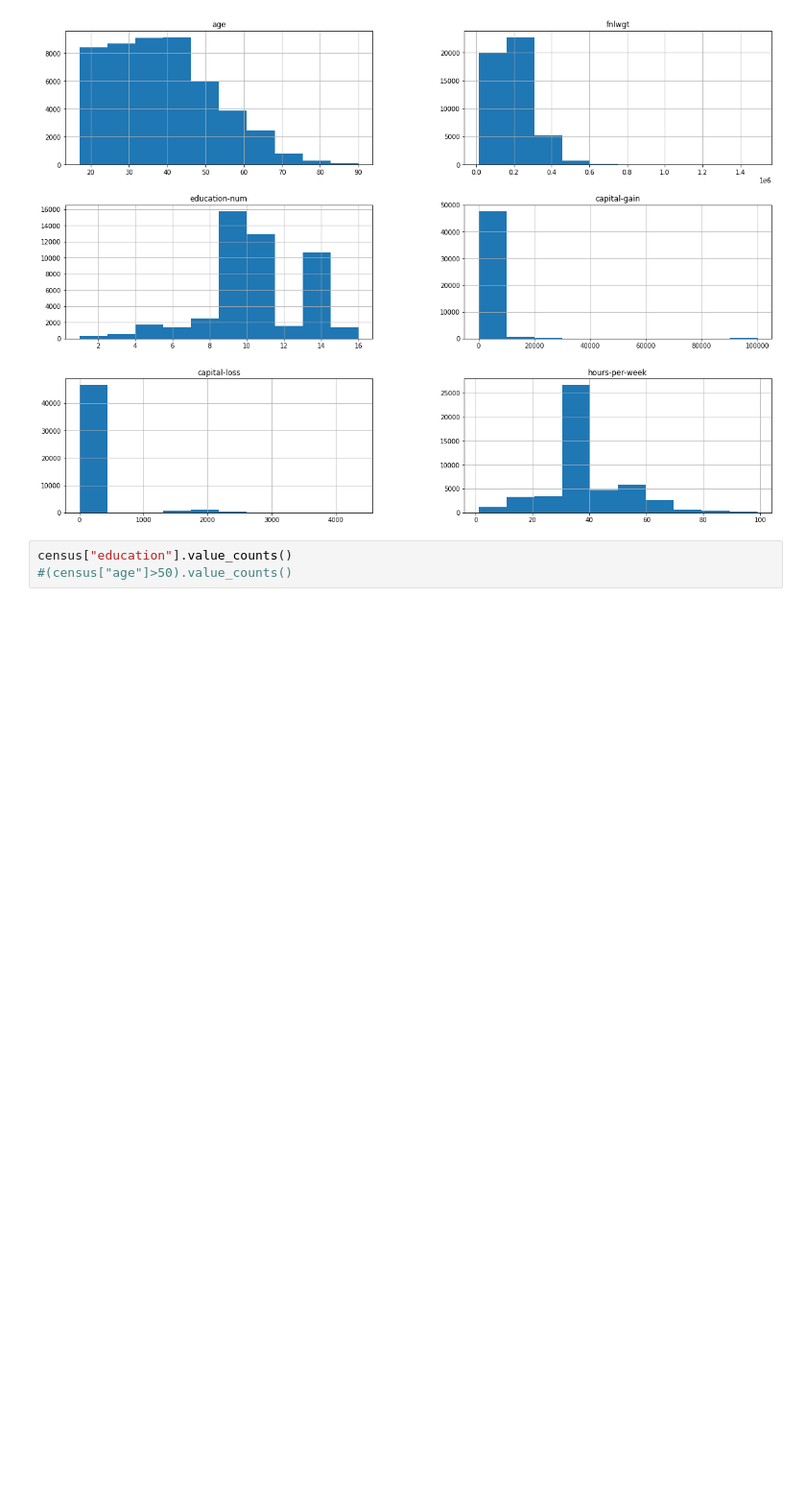
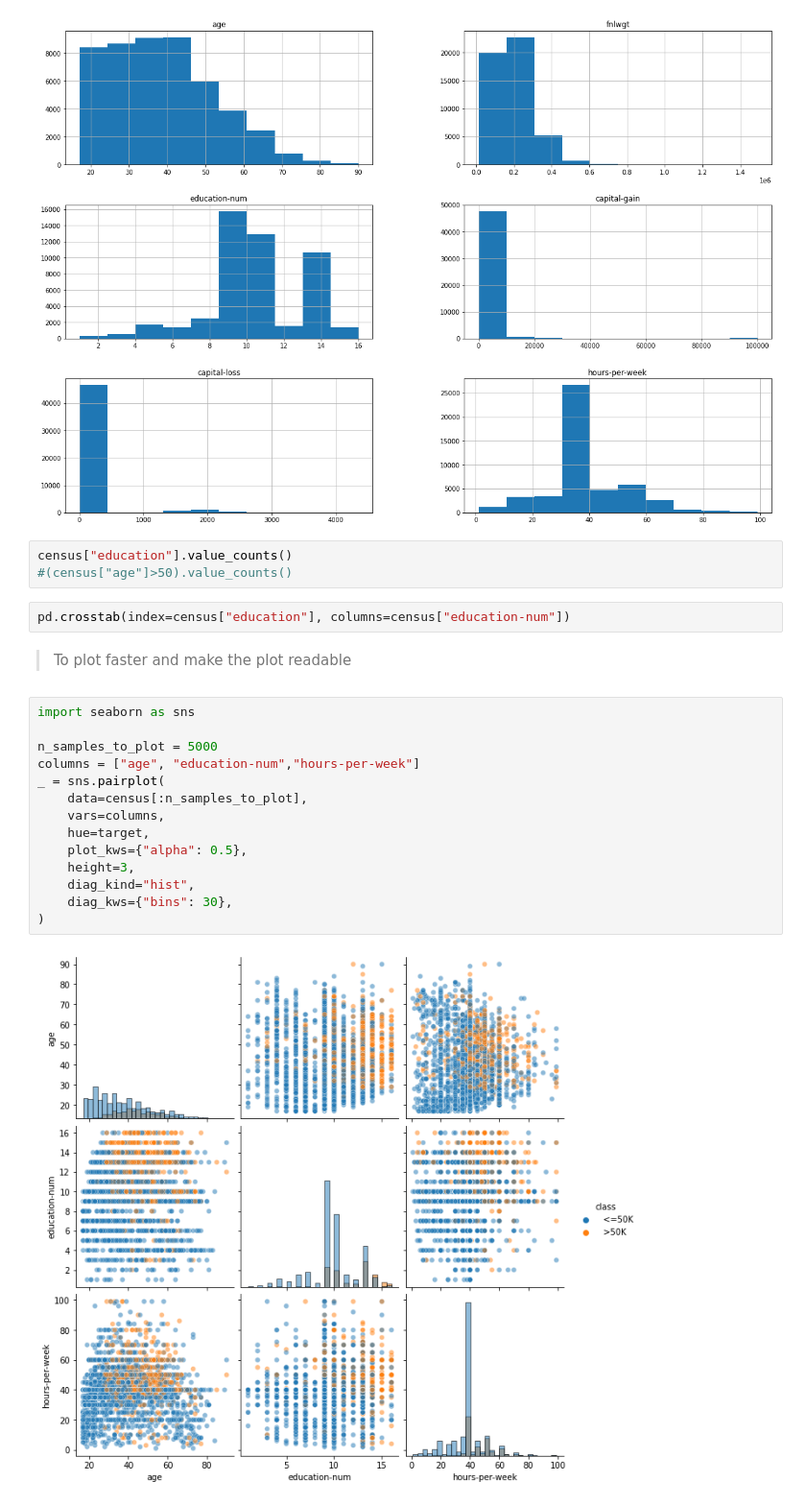
Before and after one commit to RuthKassahun/ML-with-Scikit, a Jupyter notebook: US_census_Prediction.ipynb, the cells around one changed output. Shown at 96% size. Cells and saved outputs as stored; diff of their text form; blank space fills up the shorter version.

```diff
--- a/US_census_Prediction.ipynb
+++ b/US_census_Prediction.ipynb
@@ -59,3 +59,25 @@ _ = census.hist(figsize=(20,14))
 # %%
 census["education"].value_counts()
 #(census["age"]>50).value_counts()
+# %%
+pd.crosstab(index=census["education"], columns=census["education-num"])
+# %% [markdown]
+
+
+> To plot faster and make the plot readable
+# %%
+import seaborn as sns
+
+n_samples_to_plot = 5000
+columns = ["age", "education-num","hours-per-week"]
+_ = sns.pairplot(
+    data=census[:n_samples_to_plot],
+    vars=columns,
+    hue=target,
+    plot_kws={"alpha": 0.5},
+    height=3,
+    diag_kind="hist",
+    diag_kws={"bins": 30},
+)
+# %% [output]
+[figure, added]
```
Also changed, not shown: parts of 2 cells of this notebook.
